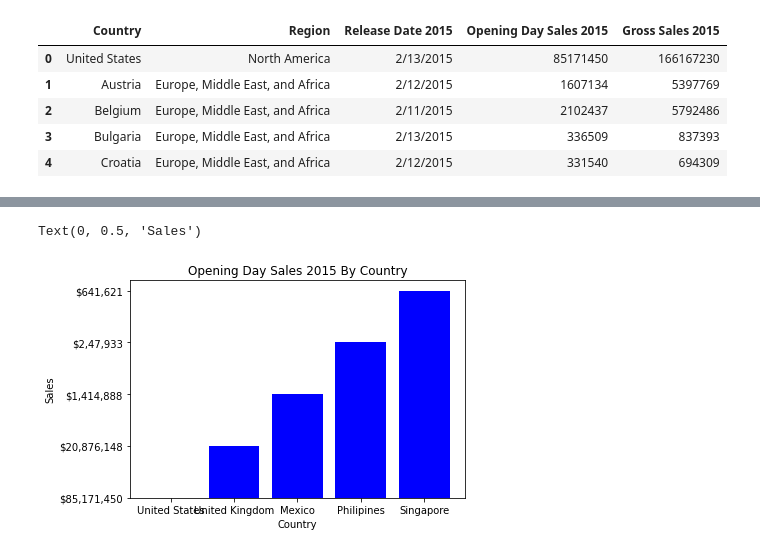
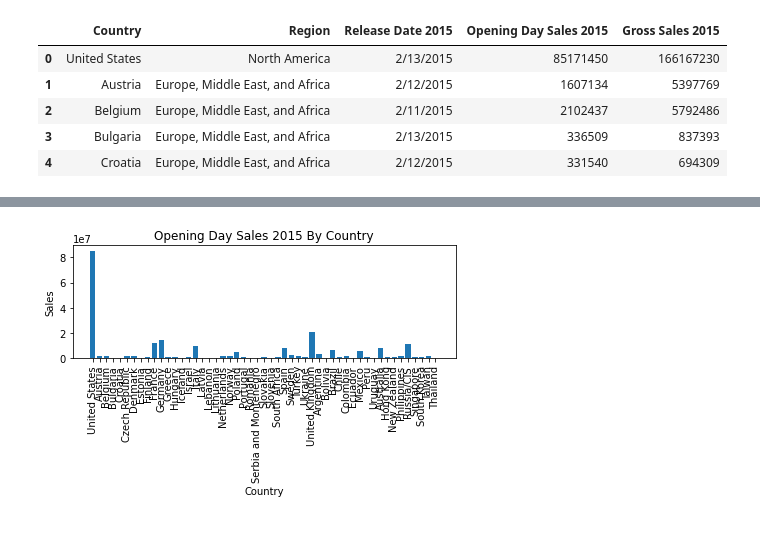
Before and after one commit to jaysueno/Group_Good_Guys, a Jupyter notebook: shades.ipynb, the cells around one changed output, grey strips where cells are left out. Saved outputs shown, nothing was run; the diff lists cells and outputs as text; code cells hidden in the pictures.

```diff
--- a/shades.ipynb
+++ b/shades.ipynb
@@ -52,10 +116,14 @@ shades_df.head()
 # %%
-x_grey = target_country_df['Country']
-y_grey = target_country_df['Opening Sales 2015']
-plt.bar(x_grey, y_grey, color='b', align='center')
+# Country by 50 Shades of Grey Opening Day Sales
+
+x = shades_df['Country']
+y = shades_df['Opening Day Sales 2015']
+plt.bar(x, y)
 plt.title('Opening Day Sales 2015 By Country')
 plt.xlabel('Country')
 plt.ylabel('Sales')
+plt.xticks(rotation=90)
+plt.tight_layout()
+plt.savefig('Charts/BarShadesOfGrey_OpeningSalesByCountry2015.png')
 # %% [output]
-Text(0, 0.5, 'Sales')
-[figure, old version]
+[figure, new version]
```
Also changed, not shown: parts of 14 cells of this notebook, 10 other files.
